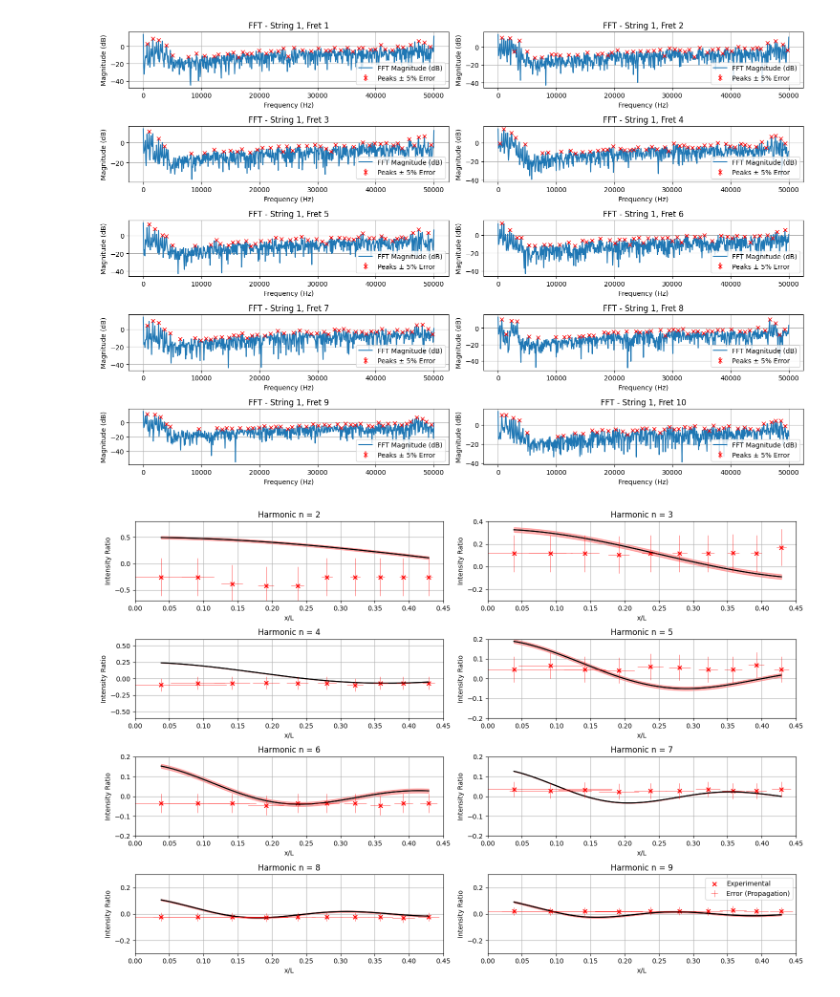
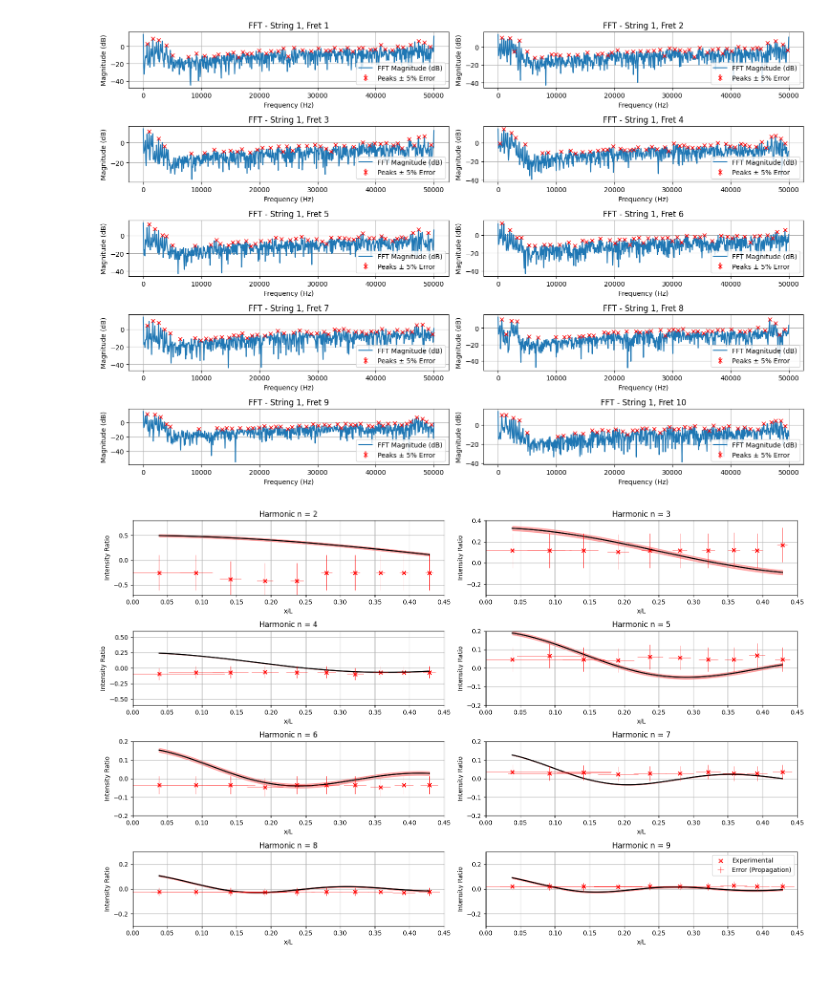
Before and after one commit to Sikimsonik-Yazilimci/Physics-Lab-Research-Project, a Jupyter notebook: Final.ipynb, the cells around one changed output. Drawn from its saved outputs; the diff is of its cells as text; code cells hidden in the pictures.

```diff
--- a/Final.ipynb
+++ b/Final.ipynb
@@ -125,7 +125,7 @@ def plot_harmonic_intensity_ratio(cleaned_data):
     x_values_doi =  [x[0] for x in distances.values()]
     y_values = []
 
-    fig, axs = plt.subplots(4, 2, figsize=(15, 10))
+    fig, axs = plt.subplots(4, 2, figsize=(16, 10))
 
     s=0
 
@@ -238,7 +238,7 @@ def plot_harmonic_intensity_ratio(cleaned_data):
 
 
 def plot_voltage_vs_frequency_with_theory(cleaned_data, L=0.653, x_m=0.615, delta_L=0.003, delta_xm=0.002, delta_x1=0.002):
-    fig, axs = plt.subplots(10, 1, figsize=(10, 30))
+    fig, axs = plt.subplots(10, 1, figsize=(16, 20))
     axs = axs.flatten()
     fret_to_x1_cm = {1: 2.5, 2: 6.0, 3: 9.25, 4: 12.5, 5: 15.5,
                      6: 18.3, 7: 21.0, 8: 23.4, 9: 25.6, 10: 28.0}
@@ -318,34 +318,34 @@ def plot_voltage_vs_frequency_with_theory(cleaned_data, L=0.653, x_m=0.615, delt
     #ax.set_ylim(top=1)
     plt.tight_layout()
     plt.savefig("Voltage vs. Frequency.png")
     plt.show()
 
 
 # MAIN SCRIPT
 peak_data = {}
 plot_fft_all_frets(peak_data)
 '''
 for fret in peak_data:
     print(f"\nFret {fret}:")
     for freq, mag in peak_data[fret]:
         print(f"  Frequency: {freq:.2f} Hz, Magnitude: {mag:.2f} V")'''
 
 cleaned_peak_data = {fret: clean_harmonics(peaks, expected_f0, tolerance) for fret, peaks in peak_data.items()}
 '''
 for fret in cleaned_peak_data:
     print(f"\nCleaned Fret {fret}:")
     for f, m in cleaned_peak_data[fret]:
         print(f"  Frequency: {f:.2f} Hz, Magnitude: {m:.2f} V")'''
 
 plot_harmonic_intensity_ratio(cleaned_peak_data)
 
 delta_L = 0.03
 delta_xm = 0.03
 delta_x1 = 0.03
 plot_voltage_vs_frequency_with_theory(cleaned_peak_data)
 # %% [output]
 [figure]
-[figure, old version]
+[figure, new version]
 data!!! 1 Power_divergenceResult(statistic=np.float64(0.0784857043400022), pvalue=np.float64(0.9992498505863503))
 data!!! 2 Power_divergenceResult(statistic=np.float64(0.10308859210531957), pvalue=np.float64(0.998716370314991))
 data!!! 3 Power_divergenceResult(statistic=np.float64(0.10830266780892864), pvalue=np.float64(0.9985856875463917))
```
Also changed, not shown: 24 other files.
